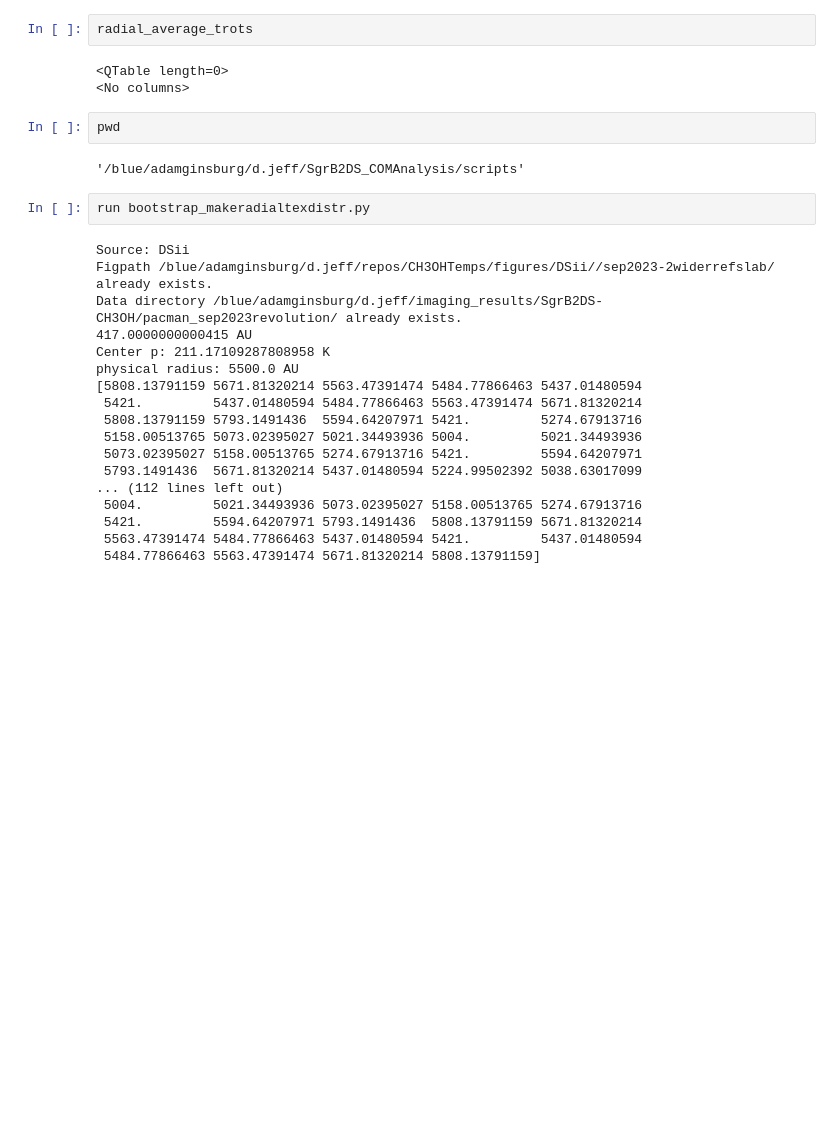
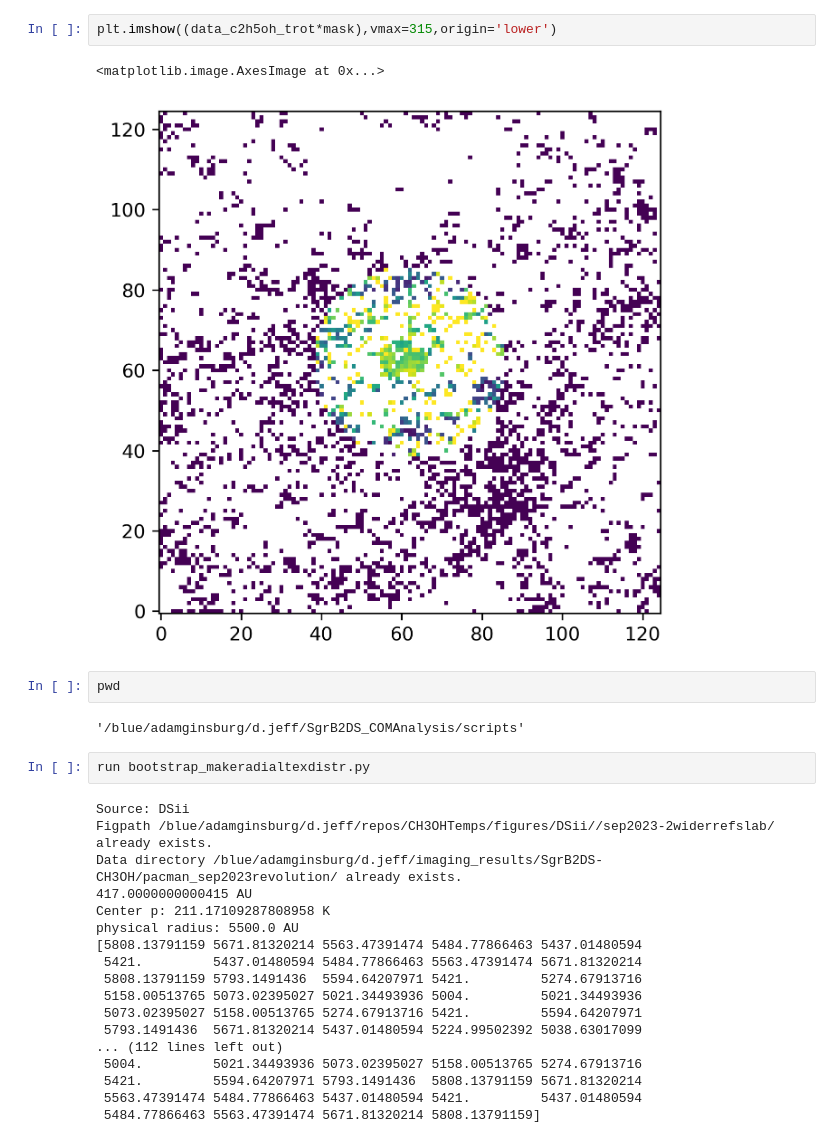
Before and after one commit to djeff1887/SgrB2DS_COMWorkspace, a Jupyter notebook: scripts/radialtemperaturedistributions.ipynb, the cells around one changed output. Cells and saved outputs as stored; diff of their text form; blank space fills up the shorter version.

```diff
--- a/scripts/radialtemperaturedistributions.ipynb
+++ b/scripts/radialtemperaturedistributions.ipynb
@@ -141,8 +143,8 @@ plt.show()
 # %%
-radial_average_trots
+plt.imshow((data_c2h5oh_trot*mask),vmax=315,origin='lower')
 # %% [output]
-<QTable length=0>
-<No columns>
+<matplotlib.image.AxesImage at 0x...>
+[figure, added]
 # %%
 pwd
 # %% [output]
```
Also changed, not shown: parts of 5 cells of this notebook, 10 other files.
